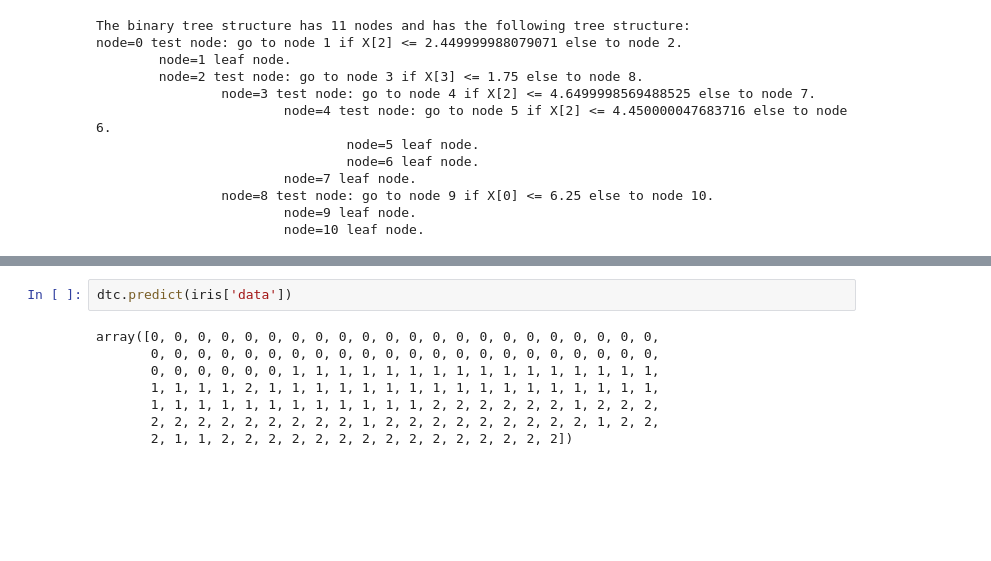
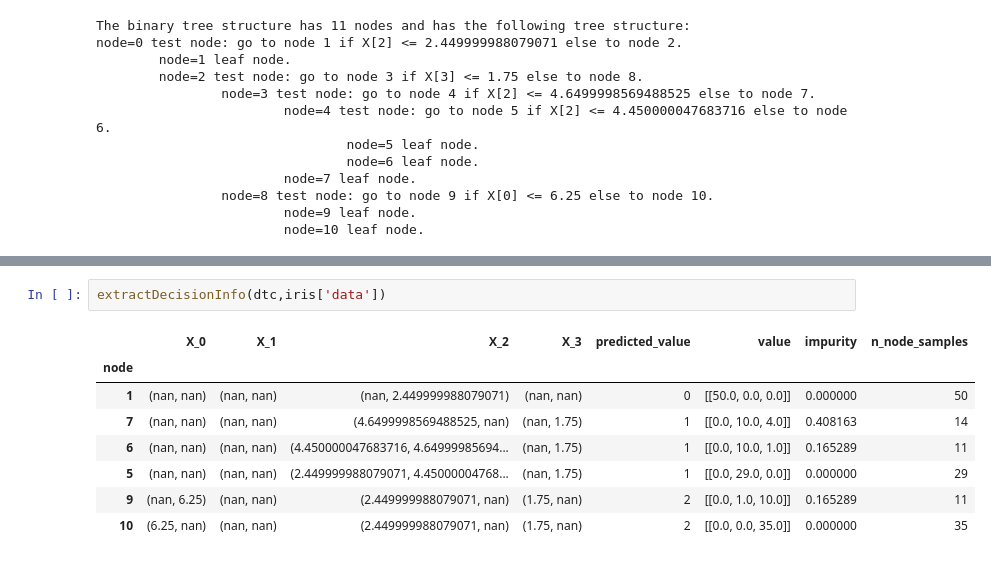
Before and after one commit to kotaRof/HackingDecisionTree, a Jupyter notebook: extractDecisionPathInfo/ipynb/runAll.ipynb, the cells around one changed output, grey strips where cells are left out. Drawn from its saved outputs; the diff is of its cells as text; blank space fills up the shorter version.

```diff
--- a/extractDecisionPathInfo/ipynb/Untitled.ipynb
+++ b/extractDecisionPathInfo/ipynb/runAll.ipynb
@@ -285,10 +252,11 @@ extractDecisionInfo(dtc,iris['data'],iris['feature_names'])
 # %%
-dtc.predict(iris['data'])
+extractDecisionInfo(dtc,iris['data'])
 # %% [output]
-array([0, 0, 0, 0, 0, 0, 0, 0, 0, 0, 0, 0, 0, 0, 0, 0, 0, 0, 0, 0, 0, 0,
-       0, 0, 0, 0, 0, 0, 0, 0, 0, 0, 0, 0, 0, 0, 0, 0, 0, 0, 0, 0, 0, 0,
-       0, 0, 0, 0, 0, 0, 1, 1, 1, 1, 1, 1, 1, 1, 1, 1, 1, 1, 1, 1, 1, 1,
-       1, 1, 1, 1, 2, 1, 1, 1, 1, 1, 1, 1, 1, 1, 1, 1, 1, 1, 1, 1, 1, 1,
-       1, 1, 1, 1, 1, 1, 1, 1, 1, 1, 1, 1, 2, 2, 2, 2, 2, 2, 1, 2, 2, 2,
-       2, 2, 2, 2, 2, 2, 2, 2, 2, 1, 2, 2, 2, 2, 2, 2, 2, 2, 2, 1, 2, 2,
-       2, 1, 1, 2, 2, 2, 2, 2, 2, 2, 2, 2, 2, 2, 2, 2, 2, 2])
+|  | X_0 | X_1 | X_2 | X_3 | predicted_value | value | impurity | n_node_samples |
+| node |  |  |  |  |  |  |  |  |
+| 1 | (nan, nan) | (nan, nan) | (nan, 2.449999988079071) | (nan, nan) | 0 | [[50.0, 0.0, 0.0]] | 0.000000 | 50 |
+| 7 | (nan, nan) | (nan, nan) | (4.6499998569488525, nan) | (nan, 1.75) | 1 | [[0.0, 10.0, 4.0]] | 0.408163 | 14 |
+| 6 | (nan, nan) | (nan, nan) | (4.450000047683716, 4.64999985694... | (nan, 1.75) | 1 | [[0.0, 10.0, 1.0]] | 0.165289 | 11 |
+| 5 | (nan, nan) | (nan, nan) | (2.449999988079071, 4.45000004768... | (nan, 1.75) | 1 | [[0.0, 29.0, 0.0]] | 0.000000 | 29 |
+| 9 | (nan, 6.25) | (nan, nan) | (2.449999988079071, nan) | (1.75, nan) | 2 | [[0.0, 1.0, 10.0]] | 0.165289 | 11 |
+| 10 | (6.25, nan) | (nan, nan) | (2.449999988079071, nan) | (1.75, nan) | 2 | [[0.0, 0.0, 35.0]] | 0.000000 | 35 |
```
Also changed, not shown: parts of 14 cells of this notebook.
